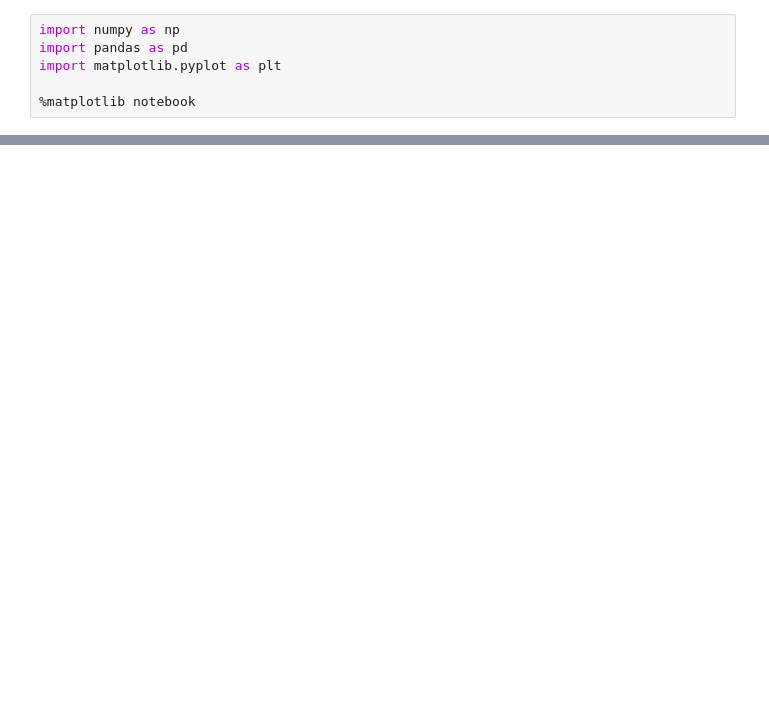
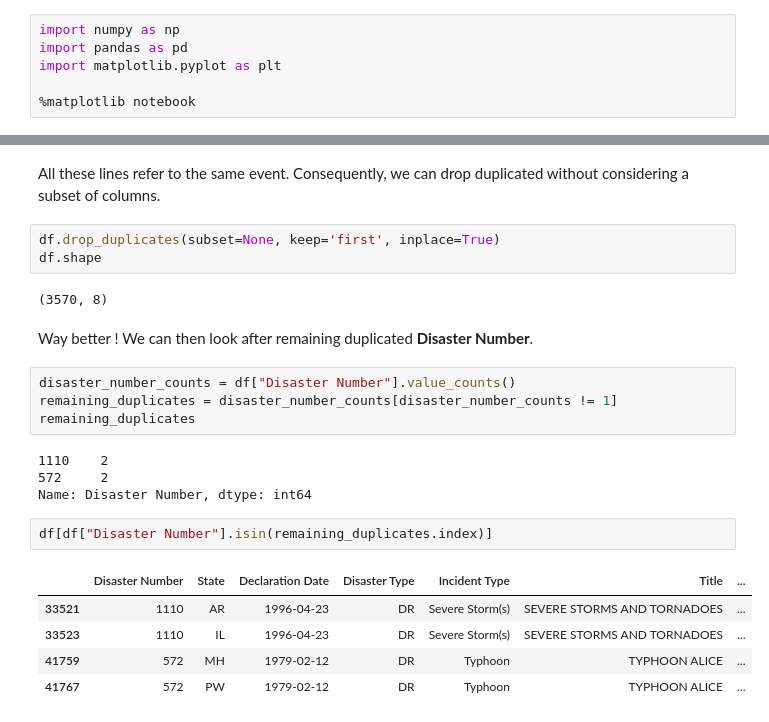
Before and after one commit to avanmalleghem/Natural-disasters-USA, a Jupyter notebook: EDA.ipynb, the cells around one changed output, grey strips where cells are left out. Saved outputs shown, nothing was run; the diff lists cells and outputs as text; blank space fills up the shorter version.

```diff
--- a/EDA.ipynb
+++ b/EDA.ipynb
@@ -48,0 +95,25 @@ memory usage: 2.2+ MB
+# %% [markdown]
+All these lines refer to the same event. Consequently, we can drop duplicated without considering a subset of columns.
+# %%
+df.drop_duplicates(subset=None, keep='first', inplace=True)
+df.shape
+# %% [output]
+(3570, 8)
+# %% [markdown]
+Way better ! We can then look after remaining duplicated **Disaster Number**.
+# %%
+disaster_number_counts = df["Disaster Number"].value_counts()
+remaining_duplicates = disaster_number_counts[disaster_number_counts != 1]
+remaining_duplicates
+# %% [output]
+1110    2
+572     2
+Name: Disaster Number, dtype: int64
+# %%
+df[df["Disaster Number"].isin(remaining_duplicates.index)]
+# %% [output]
+|  | Disaster Number | State | Declaration Date | Disaster Type | Incident Type | Title | ... |
+| 33521 | 1110 | AR | 1996-04-23 | DR | Severe Storm(s) | SEVERE STORMS AND TORNADOES | ... |
+| 33523 | 1110 | IL | 1996-04-23 | DR | Severe Storm(s) | SEVERE STORMS AND TORNADOES | ... |
+| 41759 | 572 | MH | 1979-02-12 | DR | Typhoon | TYPHOON ALICE | ... |
+| 41767 | 572 | PW | 1979-02-12 | DR | Typhoon | TYPHOON ALICE | ... |
```
Also changed, not shown: parts of 26 cells of this notebook, 1 other file.
